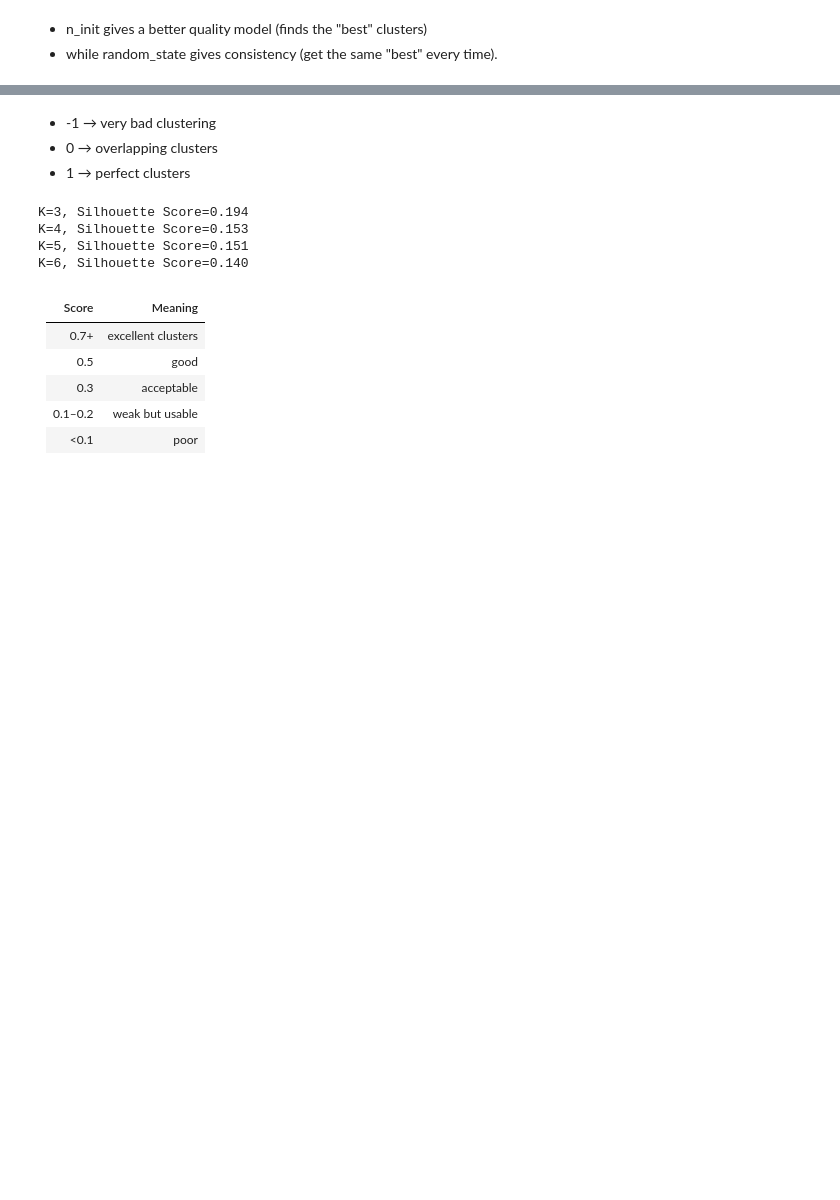
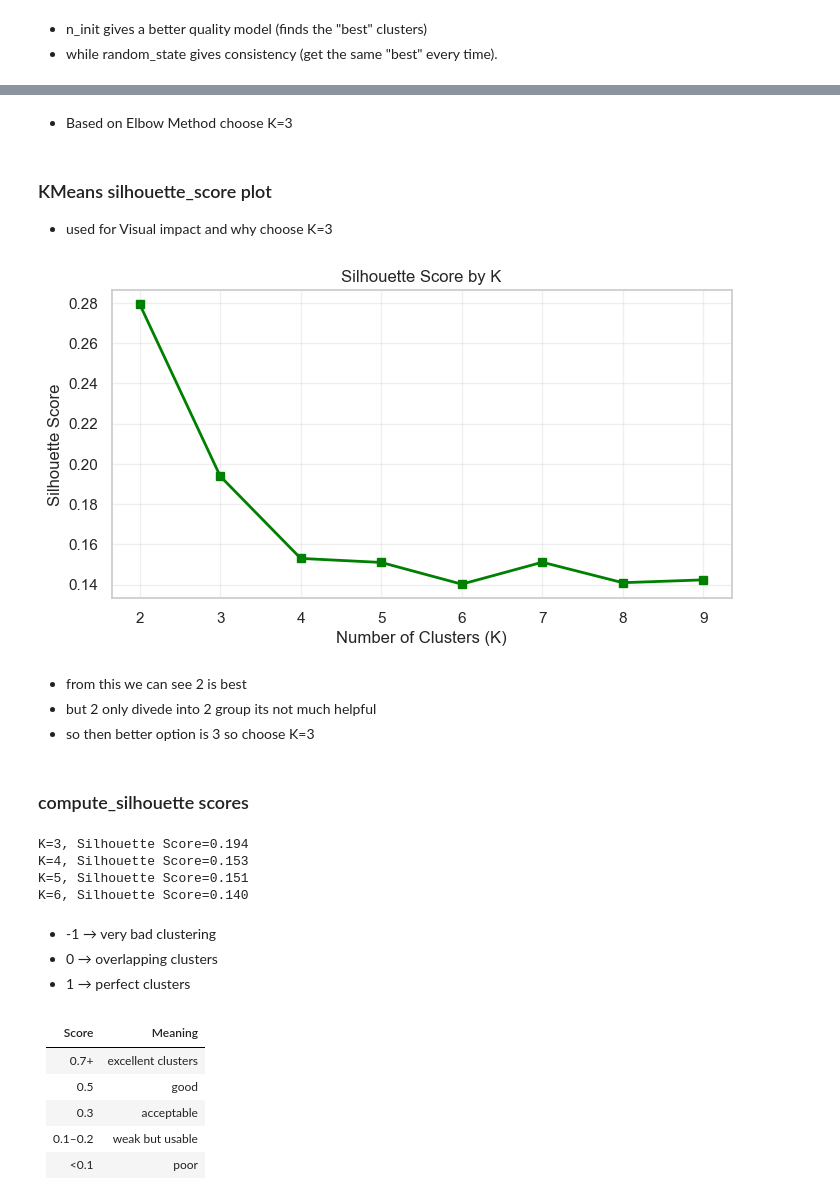
Before and after one commit to muhammedriswanp/customer-segmentation-clustering, a Jupyter notebook: notebooks/project_analysis.ipynb, the cells around one changed output, grey strips where cells are left out. Cells and saved outputs as stored; diff of their text form; code cells hidden in the pictures; blank space fills up the shorter version.

Commit message:
add KMeans and Agglomerative clustering with elbow, silhouette, DB index, and PCA plots

```diff
--- a/notebooks/project_analysis.ipynb
+++ b/notebooks/project_analysis.ipynb
@@ -621,5 +629,17 @@ plt.savefig('../outputs/reports/elbow_plot.png', dpi=500, bbox_inches='tight')
-# %% [markdown]
-- -1 → very bad clustering
-- 0 → overlapping clusters
--  1 → perfect clusters
+# %% [markdown]
+- Based on Elbow Method choose K=3
+# %% [markdown]
+### KMeans silhouette_score plot
+- used for Visual impact and why choose K=3
+# %%
+from src.clustering import plot_silhouette_scores
+scores = plot_silhouette_scores(X_pca)
+# %% [output]
+[figure, added]
+# %% [markdown]
+- from this we can see 2 is best
+- but 2 only divede into 2 group its not much helpful
+- so then better option is 3 so choose K=3
+# %% [markdown]
+### compute_silhouette scores
 # %%
@@ -632,6 +652,10 @@ K=3, Silhouette Score=0.194
 K=4, Silhouette Score=0.153
 K=5, Silhouette Score=0.151
 K=6, Silhouette Score=0.140
+# %% [markdown]
+- -1 → very bad clustering
+- 0 → overlapping clusters
+-  1 → perfect clusters
 # %% [markdown]
 | Score   | Meaning            |
 | ------- | ------------------ |
```
Also changed, not shown: parts of 30 cells of this notebook, 4 other files.
